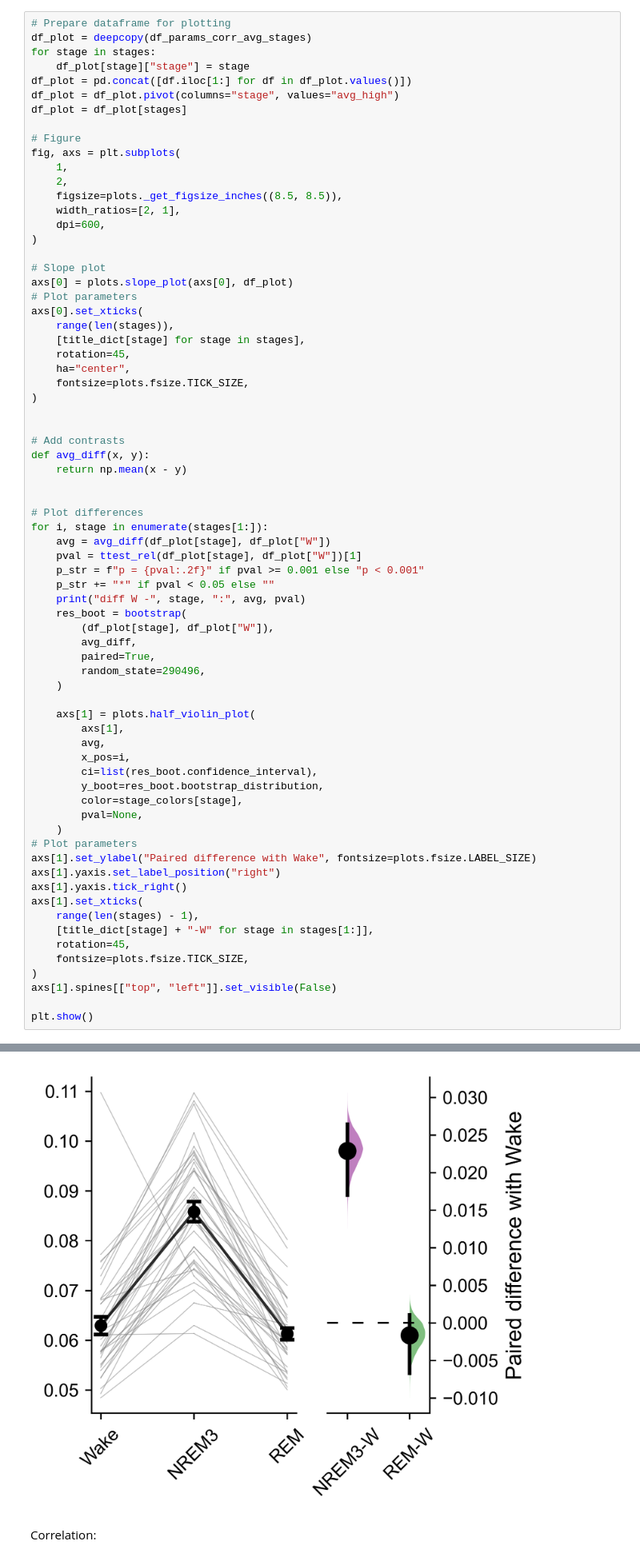
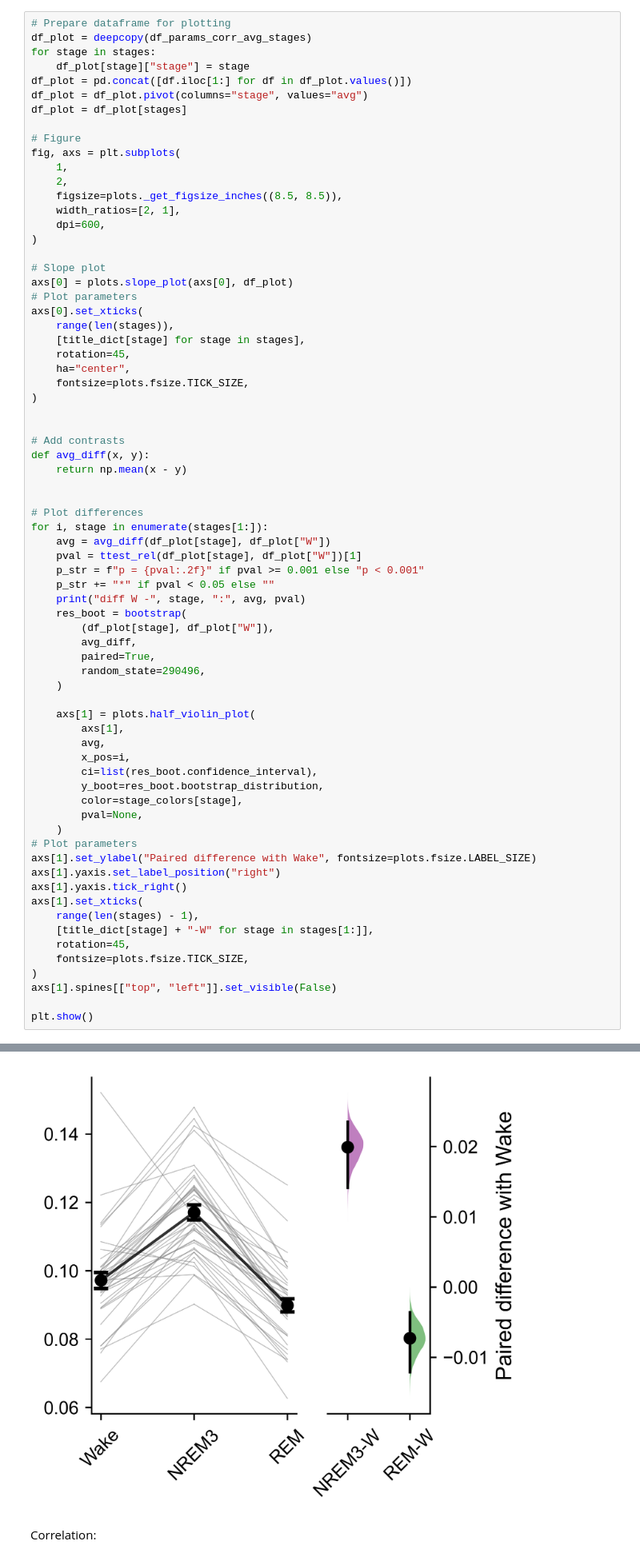
Before and after one commit to cusinatr/MNI-Analysis, a Jupyter notebook: Analysis/Figures/Fig_sc_broadband.ipynb, the cells around one changed output, grey strips where cells are left out. Shown at 80% size. Saved outputs shown, nothing was run; the diff lists cells and outputs as text.

Commit message:
update figures

```diff
--- a/Analysis/Figures/Fig_sc_broadband.ipynb
+++ b/Analysis/Figures/Fig_sc_broadband.ipynb
@@ -333,7 +333,7 @@ df_plot = deepcopy(df_params_corr_avg_stages)
 for stage in stages:
     df_plot[stage]["stage"] = stage
 df_plot = pd.concat([df.iloc[1:] for df in df_plot.values()])
-df_plot = df_plot.pivot(columns="stage", values="avg_high")
+df_plot = df_plot.pivot(columns="stage", values="avg")
 df_plot = df_plot[stages]
 
 # Figure
@@ -404,4 +404,4 @@ diff W - R : -0.0016602661238611397 0.37541821204345105
-[figure, old version]
+[figure, new version]
 # %% [markdown]
 Correlation:
 # %%
```
Also changed, not shown: parts of 1 cell of this notebook, 2 other files.
